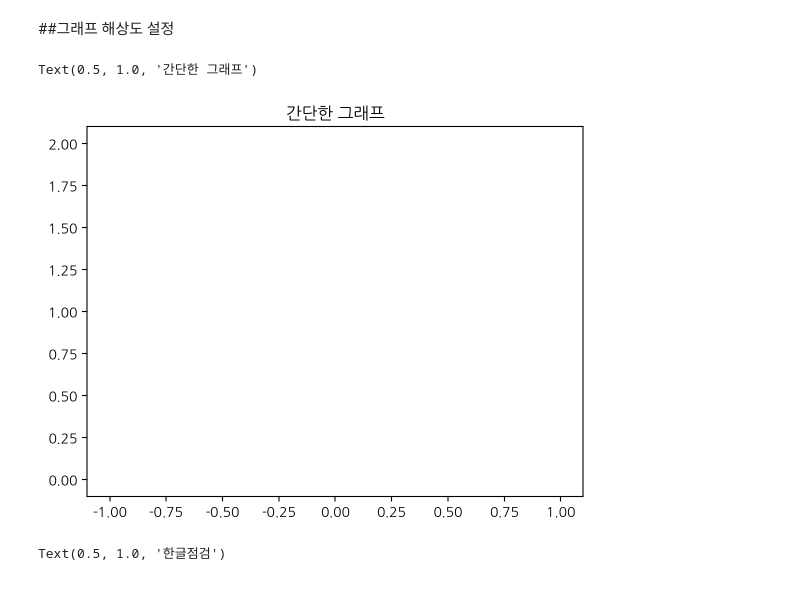
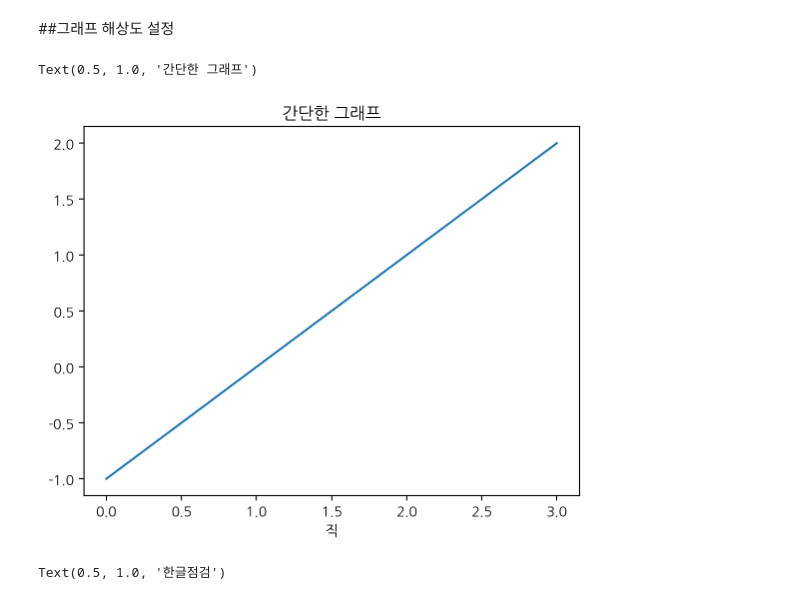
Before and after one commit to jw13k/2024-1-my-BDA, a Jupyter notebook: inclass/01w_0312_tue_bigdata_basic_ipynb.ipynb, the cells around one changed output. Saved outputs shown, nothing was run; the diff lists cells and outputs as text; code cells hidden in the pictures.

```diff
--- a/inclass/01w_0312_tue_bigdata_basic_ipynb.ipynb
+++ b/inclass/01w_0312_tue_bigdata_basic_ipynb.ipynb
@@ -56,13 +56,13 @@ plt.rcParams.update({'figure.dpi' : '100'})
 # %%
 import matplotlib.pyplot as plt
 import koreanize_matplotlib
 
-plt.plot(-1, 0, 1, 2)
-
+plt.plot([-1, 0, 1, 2])
+plt.xlabel('직')
 plt.title('간단한 그래프')
 # %% [output]
 Text(0.5, 1.0, '간단한 그래프')
-[figure, old version]
+[figure, new version]
 # %%
 plt.plot(range(-20, 80), np.random.randn(100).cumsum(), 'r--')
 plt.title('한글점검')
```
Also changed, not shown: parts of 1 cell of this notebook.
